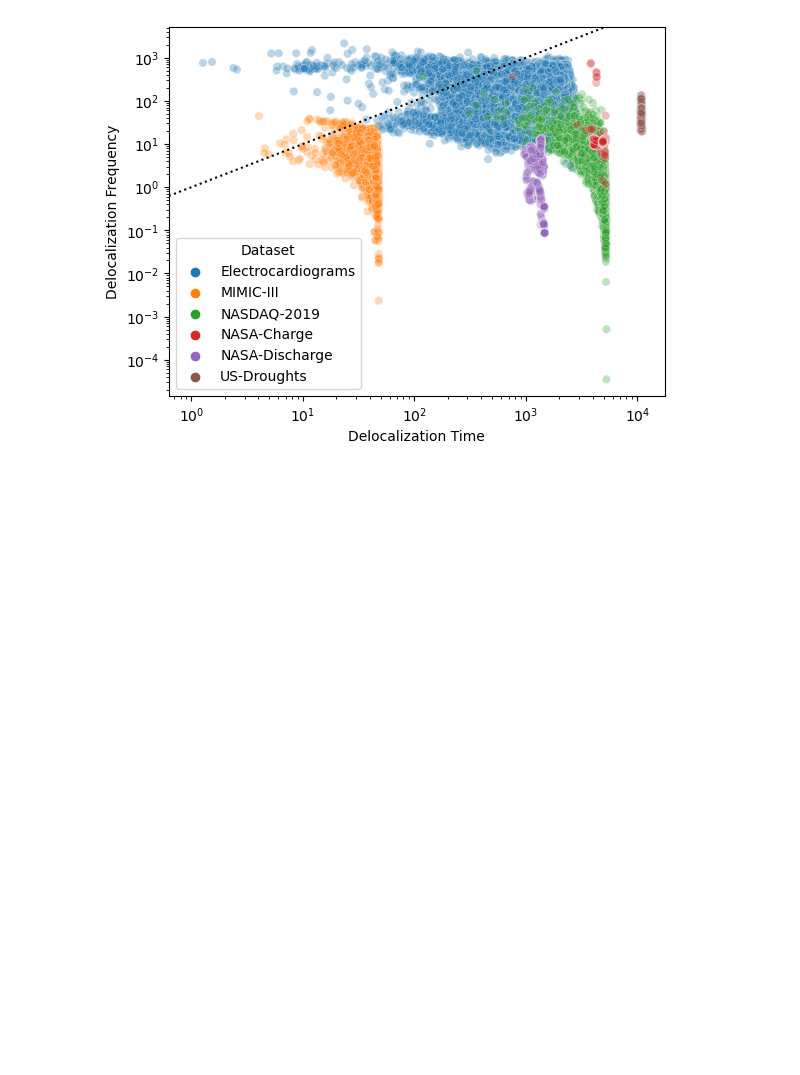
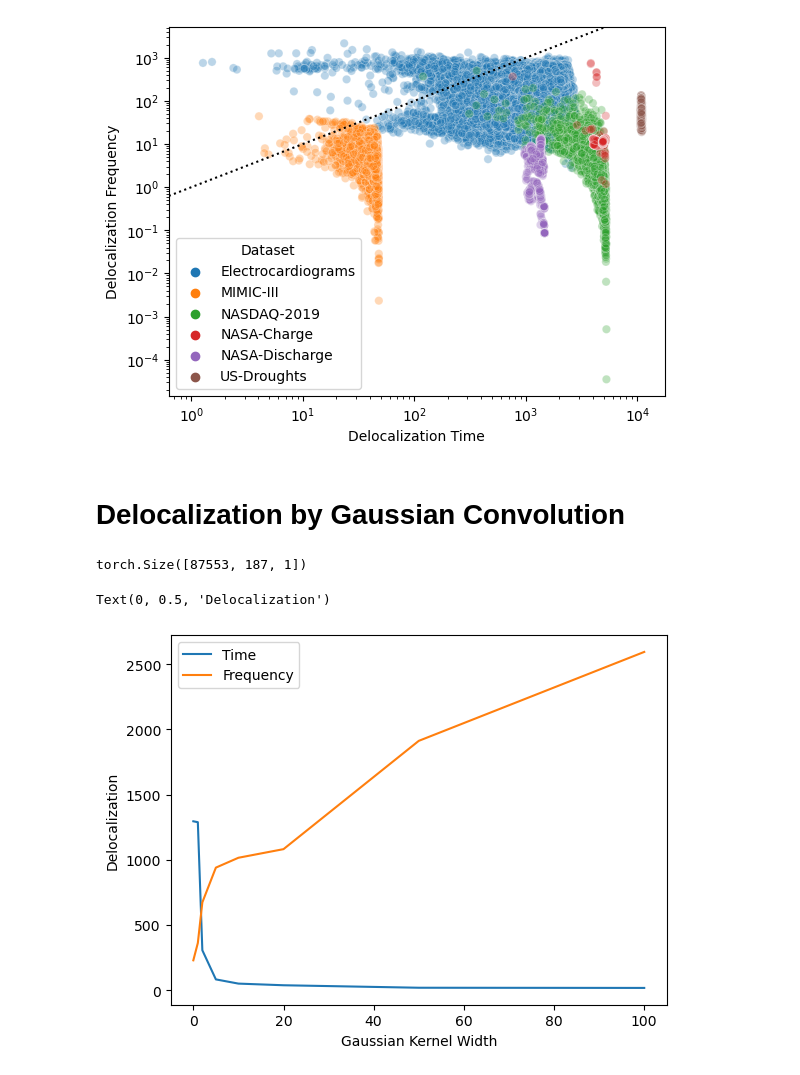
Before and after one commit to JonathanCrabbe/FourierDiffusion, a Jupyter notebook: notebooks/spectral_interpretation.ipynb, the cells around one changed output. Saved outputs shown, nothing was run; the diff lists cells and outputs as text; code cells hidden in the pictures; blank space fills up the shorter version.

Commit message:
Add Gaussian kernel convo

```diff
--- a/notebooks/spectral_interpretation.ipynb
+++ b/notebooks/spectral_interpretation.ipynb
@@ -183,3 +183,58 @@ ax.axline((1, 1),  (10, 10  ), color="black", linestyle=":")
 # %% [output]
 <matplotlib.lines.AxLine at 0x...>
 [figure]
+# %% [markdown]
+# Delocalization by Gaussian Convolution
+# %%
+X_train = datasets["Electrocardiograms"].X_train
+X_train.shape
+# %% [output]
+torch.Size([87553, 187, 1])
+# %%
+from fdiff.utils.fourier import dft, idft
+
+def smooth_frequency(X: torch.Tensor, sigma: float) -> torch.Tensor:
+
+    # Compute Nyquist frequency
+    max_len = X.shape[1]
+    nyquist_freq = max_len / 2
+
+    # Define Gaussian kernel for each frequency pair
+    k = torch.cat(
+        (
+            torch.arange(0, nyquist_freq, dtype=torch.float32),
+            torch.arange(1, nyquist_freq, dtype=torch.float32),
+        )
+    )
+    k1 = rearrange(k, "time -> time 1 ")
+    k2 = rearrange(k, "time -> 1 time ")
+    gaussian_kernel = torch.exp(-((k1 - k2) / (sigma)) ** 2 / 2)
+    gaussian_kernel = gaussian_kernel / torch.sum(gaussian_kernel, dim=0, keepdim=True)
+
+    # Convolve X with the Gaussian kernel in the frequency domain
+    X = dft(X)
+    X = torch.einsum("btc, ts -> bsc", X, gaussian_kernel)
+    X = idft(X)
+    return X
+# %%
+time_locs = []
+freq_locs = []
+sigma_list = [0.0, 1.0, 2.0, 5.0, 10.0, 20.0, 50.0, 100.0]
+
+X_loc, X_spec_loc = localization_metrics(X_train)
+time_locs.append(X_loc.mean().item())
+freq_locs.append(X_spec_loc.mean().item())
+
+for sigma in sigma_list[1:]:
+    X_train_new = smooth_frequency(X_train, sigma)
+    X_loc, X_spec_loc = localization_metrics(X_train_new)
+    time_locs.append(X_loc.mean().item())
+    freq_locs.append(X_spec_loc.mean().item())
+
+sns.lineplot(x=sigma_list, y=time_locs, label="Time")
+sns.lineplot(x=sigma_list, y=freq_locs, label="Frequency")
+plt.xlabel("Gaussian Kernel Width")
+plt.ylabel("Delocalization")
+# %% [output]
+Text(0, 0.5, 'Delocalization')
+[figure, added]
```
